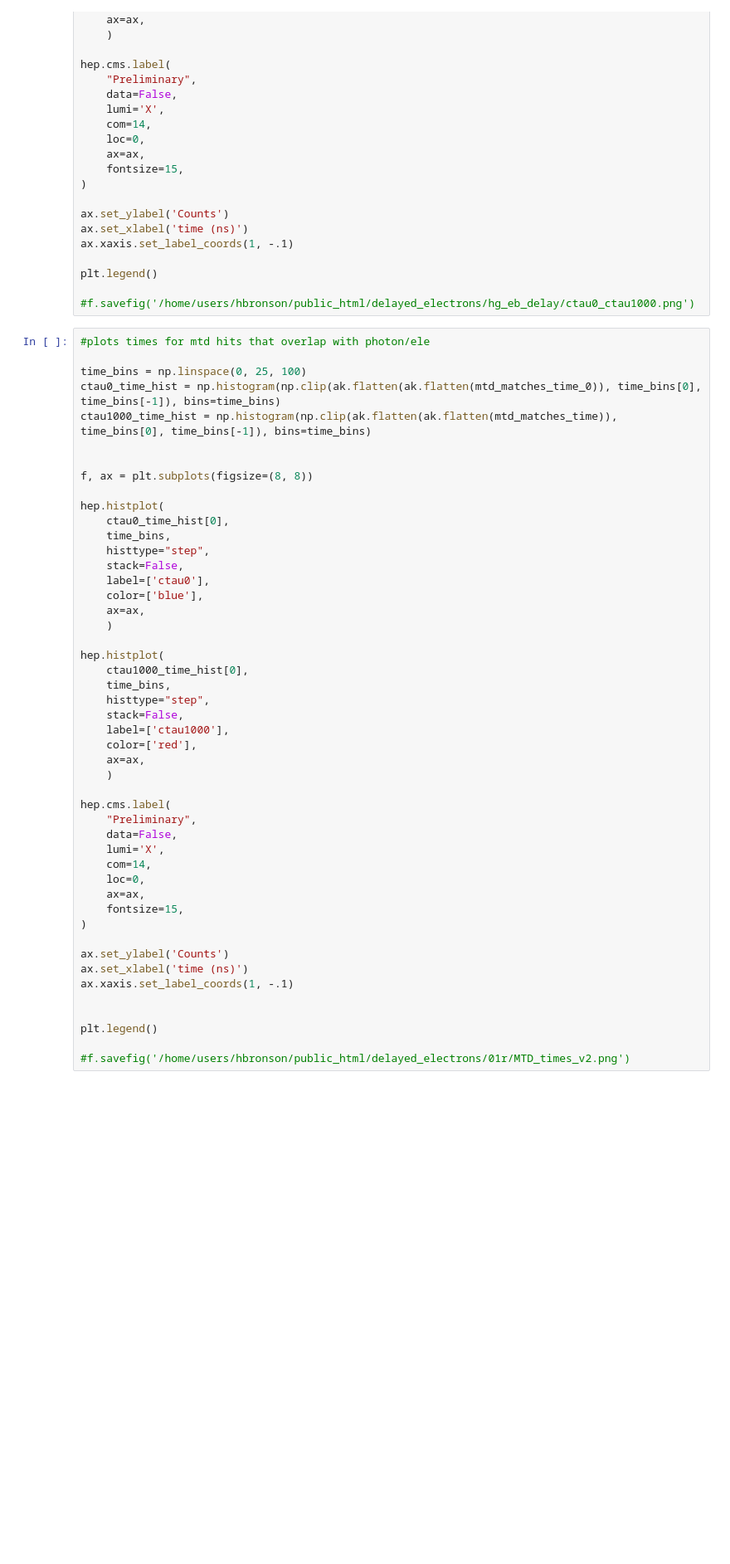
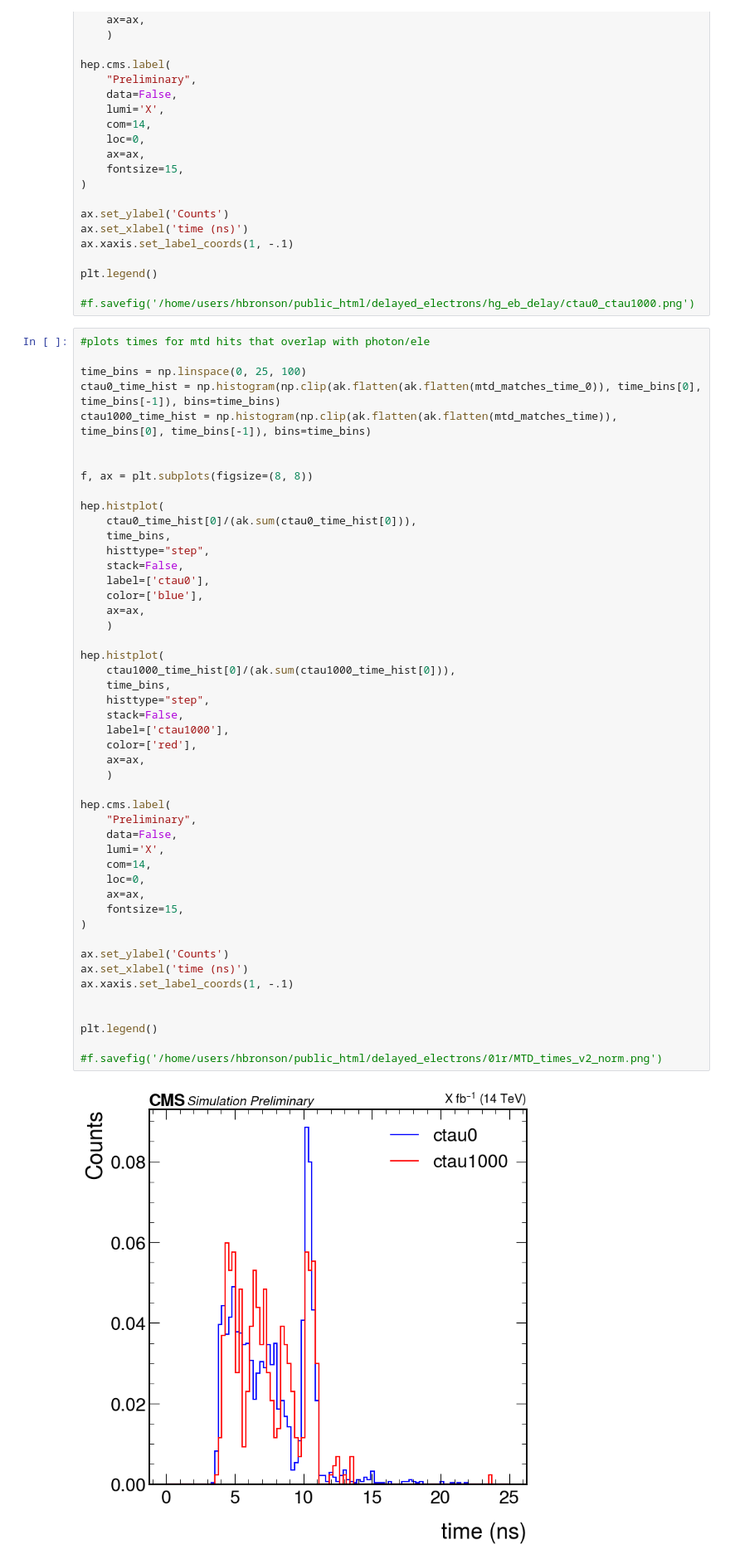
Before and after one commit to danbarto/chronos, a Jupyter notebook: notebooks/plotting.ipynb, the cells around one changed output. Shown at 83% size. Cells and saved outputs as stored; diff of their text form; blank space fills up the shorter version.

```diff
--- a/notebooks/plotting.ipynb
+++ b/notebooks/plotting.ipynb
@@ -318,7 +457,7 @@ ctau1000_time_hist = np.histogram(np.clip(ak.flatten(ak.flatten(mtd_matches_time
 f, ax = plt.subplots(figsize=(8, 8))
 
 hep.histplot(
-    ctau0_time_hist[0],
+    ctau0_time_hist[0]/(ak.sum(ctau0_time_hist[0])),
     time_bins,
     histtype="step",
     stack=False,
@@ -326,35 +465,37 @@ hep.histplot(
     color=['blue'],
     ax=ax,
     )
 
 hep.histplot(
-    ctau1000_time_hist[0],
+    ctau1000_time_hist[0]/(ak.sum(ctau1000_time_hist[0])),
     time_bins,
     histtype="step",
     stack=False,
     label=['ctau1000'],
     color=['red'],
     ax=ax,
     )
 
 hep.cms.label(
     "Preliminary",
     data=False,
     lumi='X',
     com=14,
     loc=0,
     ax=ax,
     fontsize=15,
 )
 
 ax.set_ylabel('Counts')
 ax.set_xlabel('time (ns)')
 ax.xaxis.set_label_coords(1, -.1)
 
 
 plt.legend()
 
-#f.savefig('/home/users/hbronson/public_html/delayed_electrons/01r/MTD_times_v2.png')
+#f.savefig('/home/users/hbronson/public_html/delayed_electrons/01r/MTD_times_v2_norm.png')
+# %% [output]
+[figure, added]
 # %%
 #plots times for mtd hits that overlap with photon/ele w/ an ele delay time>1ns
 
```
Also changed, not shown: parts of 17 cells of this notebook.
